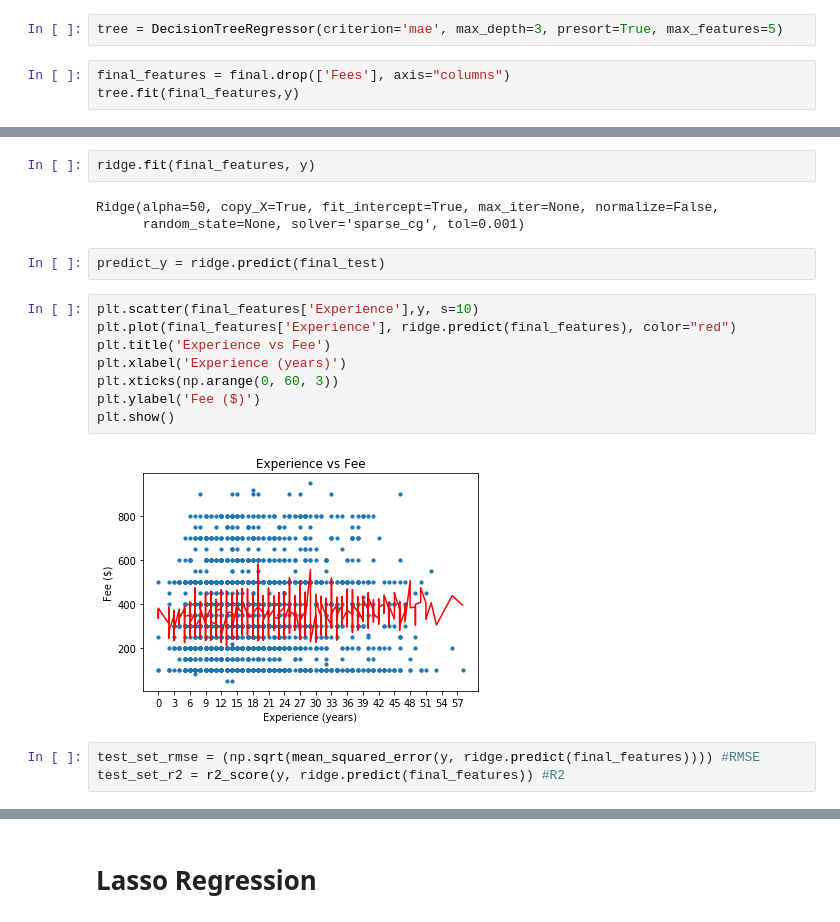
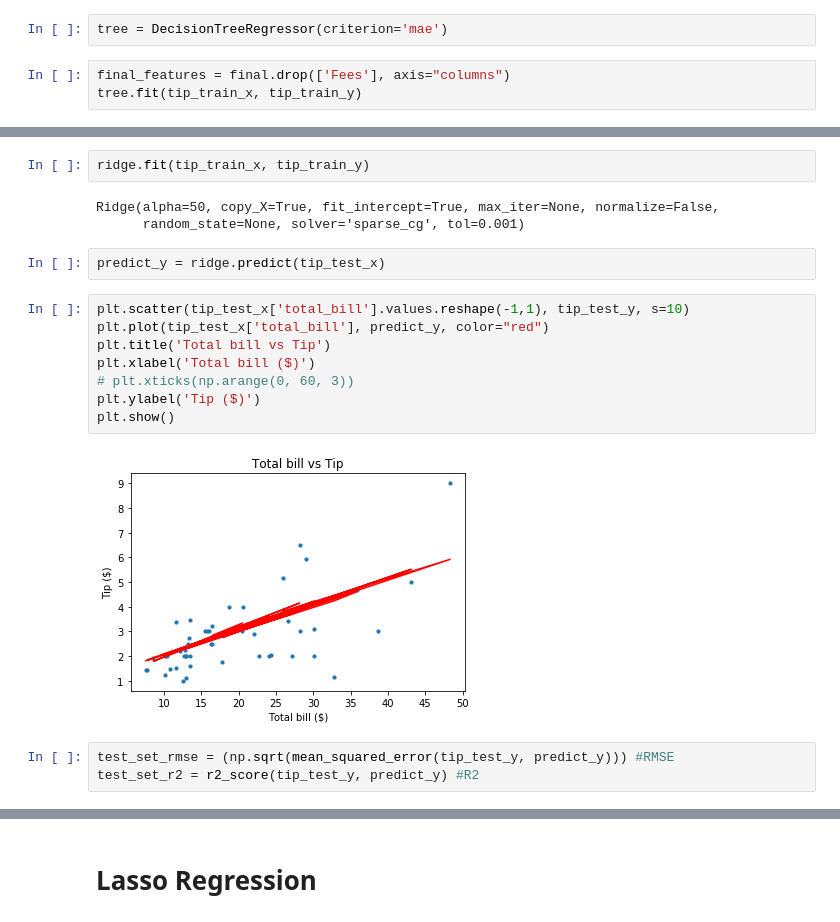
Before and after one commit to velitchko/machine-learning, a Jupyter notebook: assignment_1/ML Assignment 1.ipynb, the cells around one changed output, grey strips where cells are left out. Cells and saved outputs as stored; diff of their text form.

```diff
--- a/assignment_1/ML Assignment 1.ipynb
+++ b/assignment_1/ML Assignment 1.ipynb
@@ -153,8 +234,8 @@ test_set_r2
 # %% [markdown]
 # Regression Tree
 # %%
-tree = DecisionTreeRegressor(criterion='mae', max_depth=3, presort=True, max_features=5)
+tree = DecisionTreeRegressor(criterion='mae')
 # %%
 final_features = final.drop(['Fees'], axis="columns")
-tree.fit(final_features,y)
+tree.fit(tip_train_x, tip_train_y)
 # %% [output]
@@ -195,25 +276,25 @@ tree.score(final_features, y)
 # %%
 ridge = Ridge(alpha=50, solver='sparse_cg')
 # %%
-ridge.fit(final_features, y)
+ridge.fit(tip_train_x, tip_train_y)
 # %% [output]
 Ridge(alpha=50, copy_X=True, fit_intercept=True, max_iter=None, normalize=False,
       random_state=None, solver='sparse_cg', tol=0.001)
 # %%
-predict_y = ridge.predict(final_test)
+predict_y = ridge.predict(tip_test_x)
 # %%
-plt.scatter(final_features['Experience'],y, s=10)
-plt.plot(final_features['Experience'], ridge.predict(final_features), color="red")
-plt.title('Experience vs Fee')
-plt.xlabel('Experience (years)')
-plt.xticks(np.arange(0, 60, 3))
-plt.ylabel('Fee ($)')
+plt.scatter(tip_test_x['total_bill'].values.reshape(-1,1), tip_test_y, s=10)
+plt.plot(tip_test_x['total_bill'], predict_y, color="red")
+plt.title('Total bill vs Tip')
+plt.xlabel('Total bill ($)')
+# plt.xticks(np.arange(0, 60, 3))
+plt.ylabel('Tip ($)')
 plt.show()
 # %% [output]
-[figure, old version]
+[figure, new version]
 # %%
-test_set_rmse = (np.sqrt(mean_squared_error(y, ridge.predict(final_features)))) #RMSE
-test_set_r2 = r2_score(y, ridge.predict(final_features)) #R2
+test_set_rmse = (np.sqrt(mean_squared_error(tip_test_y, predict_y))) #RMSE
+test_set_r2 = r2_score(tip_test_y, predict_y) #R2
 # %%
 test_set_rmse
 # %% [output]
```
Also changed, not shown: parts of 32 cells of this notebook.
